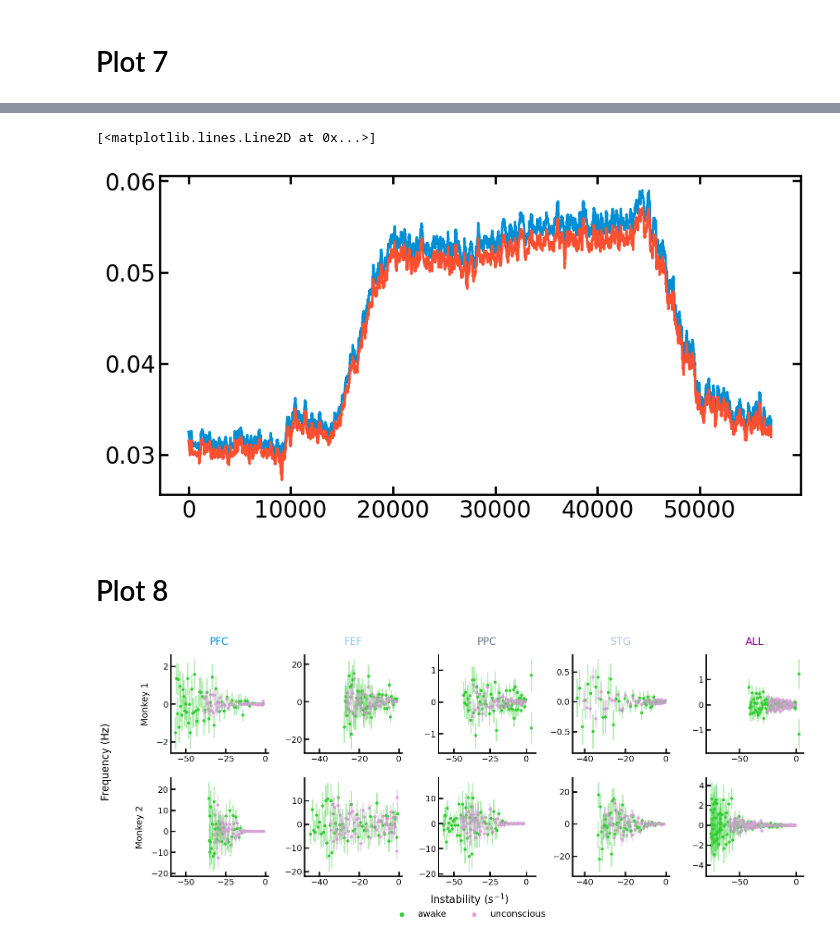
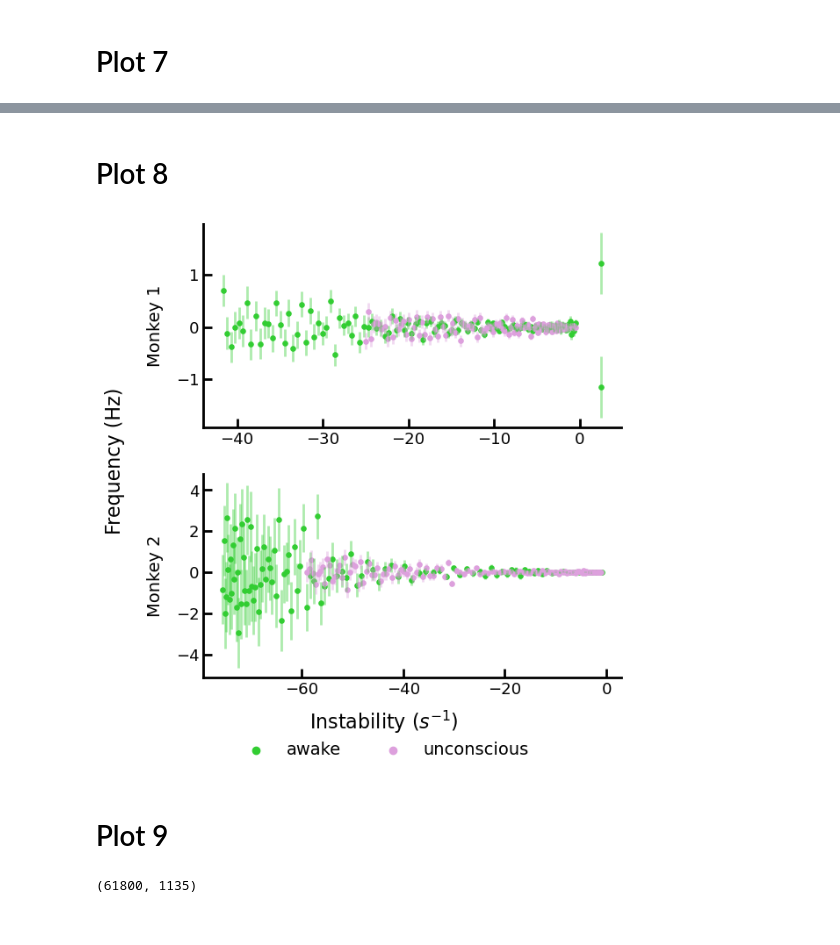
Before and after one commit to adamjeisen/ChaoticConsciousness, a Jupyter notebook: _sandbox/Figures/2023-04-13 - Figure 2 (Stability LFP).ipynb, the cells around one changed output, grey strips where cells are left out. Cells and saved outputs as stored; diff of their text form; code cells hidden in the pictures.

```diff
--- a/_sandbox/Figures/2023-04-13 - Figure 2 (Stability LFP).ipynb
+++ b/_sandbox/Figures/2023-04-13 - Figure 2 (Stability LFP).ipynb
@@ -676,13 +826,13 @@ for monkey in monkeys:
             eyes_closes[monkey].append(session_dict['eyes_close'] - session_dict['session_info']['drugStart'][0])
             eyes_opens[monkey].append(session_dict['eyes_open']  - session_dict['session_info']['drugStart'][0])
 # %%
-fig, axs = plt.subplots(2, 5, figsize=(15, 5))
+fig, axs = plt.subplots(2, 1, figsize=(6, 6))
 ytick_fontsize=10
 xtick_fontsize=10
 title_fontsize = 16
 ylabel_fontsize=16
 xlabel_fontsize=15
-cbarlabel_fontsize=11
+cbarlabel_fontsize=14
 cbarticks_fontsize=10
 legend_fontsize=12
 
@@ -696,8 +846,9 @@ for i, monkey in enumerate(monkeys):
     mean_eyes_open = np.mean(eyes_opens[monkeys[i]])
 #     se_eyes_open = np.std(eyes_opens[monkeys[i]])/np.sqrt(len(eyes_opens[monkeys[i]]))
 
-    for j, area in enumerate(areas):
-        ax = axs[i][j]
+#     for j, area in enumerate(areas):
+    for j, area in enumerate(['all']):
+        ax = axs[i]
         im = ax.pcolormesh(criticality_prob_dists[monkey][area].T, cmap='hot')
         ax.set_yticks(np.arange(0, bin_nums + 1, 4))
         ax.set_yticklabels([f"{b:.1f}" for b in np.array(bins_all[monkey][area])[np.arange(0, bin_nums + 1, 4)]], fontsize=ytick_fontsize)
@@ -708,9 +859,10 @@ for i, monkey in enumerate(monkeys):
 
         if j == 0:
             ax.set_ylabel(f'Monkey {i + 1}', fontsize=ylabel_fontsize - 2)
-        if i == 0:
-            ax.set_title(area_labels[area], c=area_colors[area], fontsize=title_fontsize)
+#         if i == 0:
+#             ax.set_title(area_labels[area], c=area_colors[area], fontsize=title_fontsize)
         cbar = fig.colorbar(im, ax=ax)
+        cbar.set_label(label='Density', fontsize=cbarlabel_fontsize)
         cbar.ax.tick_params(labelsize=cbarticks_fontsize)
 #         cbar.set_label('Stability Density' if density else '# Modes', fontsize=cbarlabel_fontsize)
 
@@ -723,7 +875,7 @@ for i, monkey in enumerate(monkeys):
 fig.text(0.5, -0.01, 'Time in Session Relative to Anesthesia Start (min)', ha='center', fontsize=xlabel_fontsize)
 fig.text(-0.03, 0.5, 'Instability ' + r'($s^{-1}$)', va='center', rotation='vertical', fontsize=ylabel_fontsize)
 labs = [ln.get_label() for ln in lns]
-fig.legend(lns, labs, bbox_to_anchor=(0.5, -0.05), loc='center', ncol=4, fontsize=legend_fontsize)
+fig.legend(lns, labs, bbox_to_anchor=(0.5, -0.1), loc='center', ncol=2, fontsize=legend_fontsize)
 plt.tight_layout()
 plt.show()
 # %% [output]
@@ -994,6 +1174,7 @@ for monkey in monkeys:
 iterator.close()
 # %%
 tick_fontsize=11
+onplot_fontsize = 14
 time_vals = np.arange(int((leadup_time + 60 + post_time)*60*(1/dt_stab)))*dt_stab/60 - leadup_time
 plot_start_time = -15
 plot_end_time = 60 + 20
@@ -1160,7 +1438,6 @@ for monkey in monkeys:
 #                     row_mean = np.exp(np.log(-1/row.stability_params[row.stability_params <= 0][:int(top_percent*len(row.stability_params))]).mean())
 #                     changes_all[monkey][area][start_ind:end_ind] += row_mean/wakeful_mean
                     row_vals = -1/row.stability_params[row.stability_params <= 0][:int(top_percent*len(row.stability_params))]
-                    if area == 'vlPFC' or area == 'all'
                     changes_all[monkey][area][start_ind:end_ind] += np.sum(np.log(row_vals/wakeful_mean))
 #                     changes_all[monkey][area][start_ind:end_ind] += np.log((np.expand_dims(row_vals, -1)/wake_vals)).sum()
 #                     counts_changes[monkey][area][start_ind:end_ind] += 1
@@ -1387,2 +1695,0 @@ for i in range(2):
-# %%
-area = 'CPB'
@@ -1408,9 +1696,3 @@ plt.show()
-# %%
-plt.plot(upper_bound[time_inds])
-plt.plot(lower_bound[time_inds])
-# %% [output]
-[<matplotlib.lines.Line2D at 0x...>]
-[figure, removed]
 # %% [markdown]
 # Plot 8
 # %%
@@ -1497,11 +1779,12 @@ tick_fontsize=13
 legend_fontsize=14
 s=14
 # fig, axs = plt.subplots(2, 4, figsize=(15, 6), sharey=True, sharex=True)
-fig, axs = plt.subplots(2, 5, figsize=(15, 6), sharey=False, sharex='col')
+fig, axs = plt.subplots(2, 1, figsize=(6, 6), sharey=False, sharex=False)
 lns = []
 for i, monkey in enumerate(monkeys):
-    for j, area in enumerate(areas):
-        ax = axs[i][j]
+#     for j, area in enumerate(areas):
+    for j, area in enumerate(['all']):
+        ax = axs[i]
 #         for section in sections:
         for section in ['awake', 'unconscious']:
             mean_vals = mean_stab_all[monkey][area][section]
@@ -1519,35 +1802,41 @@ for i, monkey in enumerate(monkeys):
             ax.tick_params(labelsize=tick_fontsize)
 #             ax.set_xlabel('Characteristic Root #', fontsize=xlabel_fontsize)
 
-            if i == 0:
-                ax.set_title(area_labels[area], c=area_colors[area], fontsize=title_fontsize)
+#             if i == 0:
+#                 ax.set_title(area_labels[area], c=area_colors[area], fontsize=title_fontsize)
             if j == 0:
 #                 ax.set_ylabel(f'Monkey {i + 1}\nInstability ' + r'($\frac{mV}{s}$)', fontsize=ylabel_fontsize)
                 ax.set_ylabel(f'Monkey {i + 1}', fontsize=ylabel_fontsize- 2)
 
 #             if j == 0:
 #                 if i == 0:
 #                     ax.spines[['right', 'top', 'bottom']].set_visible(False)
 #                     ax.tick_params(axis='x', which='both', top=False, bottom=False)
 #                     ax.yaxis.set_ticks_position('left')
 #                 else:
 #                     ax.spines[['right', 'top']].set_visible(False)
 #                     ax.xaxis.set_ticks_position('bottom')
 #                     ax.yaxis.set_ticks_position('left')
 #             else:
 #                 if i == 0:
 #                     ax.spines[['right', 'top', 'bottom', 'left']].set_visible(False)
 #                     ax.tick_params(axis='x', which='both', top=False, bottom=False)
 #                     ax.tick_params(axis='y', which='both', right=False, left=False)
 #                 else:
 #                     ax.spines[['right', 'top', 'left']].set_visible(False)
 #                     ax.tick_params(axis='x', which='both', top=False, bottom=True)
 #                     ax.tick_params(axis='y', which='both', right=False, left=False)
 fig.text(0.5, -0.01, 'Instability ' + r'($s^{-1}$)', ha='center', fontsize=xlabel_fontsize)
 fig.text(-0.03, 0.5, 'Frequency (Hz)', va='center', rotation='vertical', fontsize=ylabel_fontsize)
 labs = [ln.get_label() for ln in lns]
 fig.legend(lns, labs, bbox_to_anchor=(0.5, -0.05), loc='center', ncol=3, fontsize=legend_fontsize)
 plt.tight_layout()
 plt.show()
 # %% [output]
-[figure, old version]
+[figure, new version]
+# %% [markdown]
+# Plot 9
+# %%
+freqs_all['Mary']['all']
+# %% [output]
+(61800, 1135)
```
Also changed, not shown: parts of 26 cells of this notebook, 18 other files.
